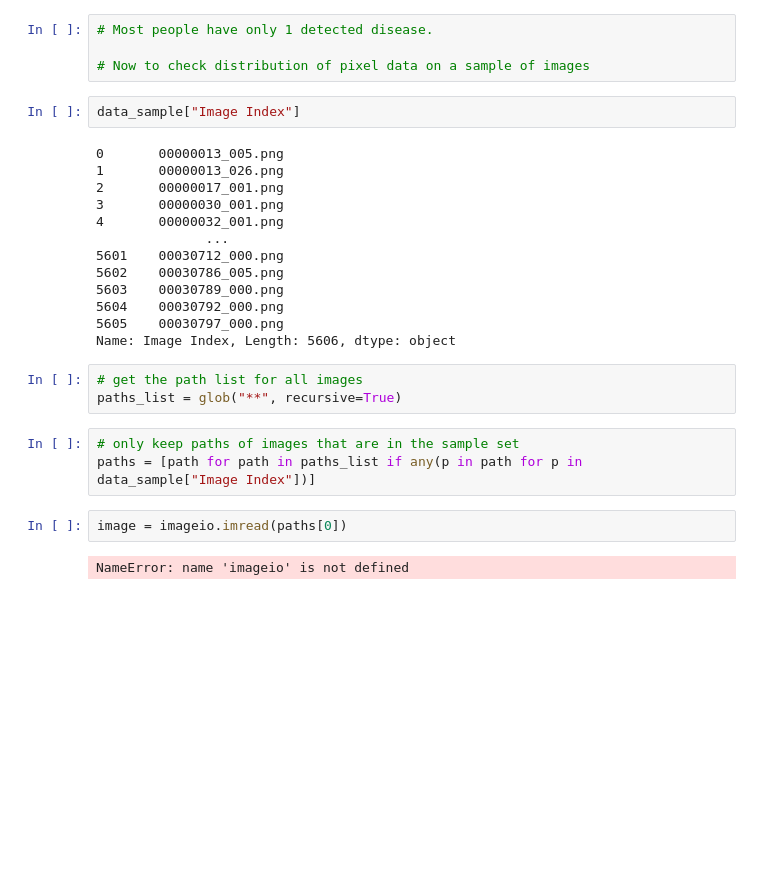
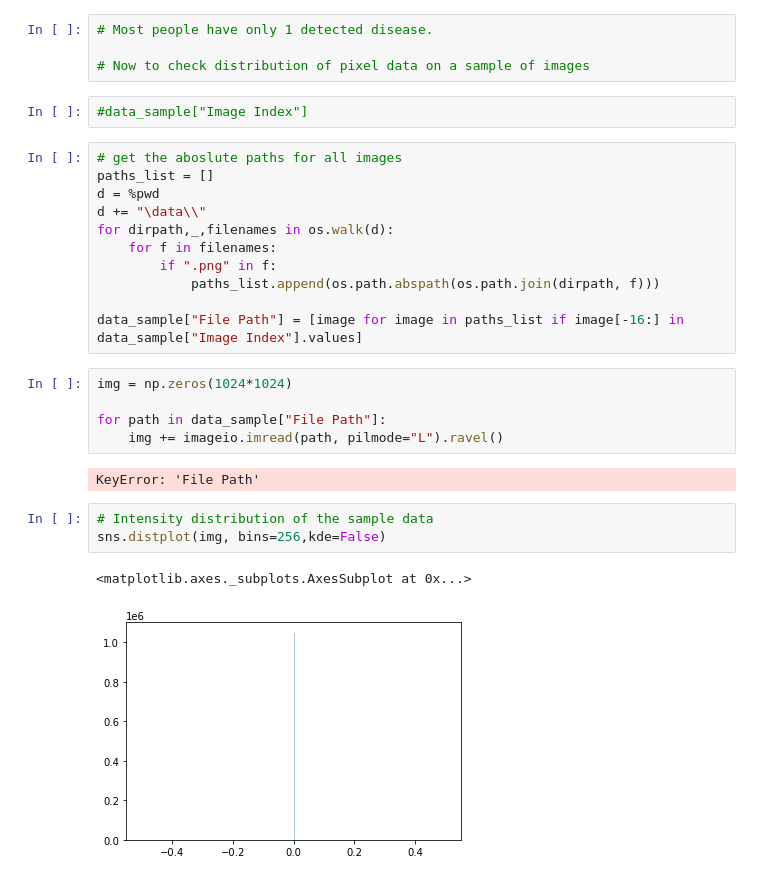
Before and after one commit to kshptl/Pneumonia-Detection, a Jupyter notebook: EDA.ipynb, the cells around one changed output. Drawn from its saved outputs; the diff is of its cells as text; blank space fills up the shorter version.

```diff
--- a/EDA.ipynb
+++ b/EDA.ipynb
@@ -156,27 +149,28 @@ sns.countplot(xray["# of diseases"])
 
 # Now to check distribution of pixel data on a sample of images
 # %%
-data_sample["Image Index"]
+#data_sample["Image Index"]
-# %% [output]
-0       00000013_005.png
-1       00000013_026.png
-2       00000017_001.png
-3       00000030_001.png
-4       00000032_001.png
-              ...
-5601    00030712_000.png
-5602    00030786_005.png
-5603    00030789_000.png
-5604    00030792_000.png
-5605    00030797_000.png
-Name: Image Index, Length: 5606, dtype: object
-# %%
-# get the path list for all images
-paths_list = glob("**", recursive=True)
-# %%
-# only keep paths of images that are in the sample set
-paths = [path for path in paths_list if any(p in path for p in data_sample["Image Index"])]
-# %%
-image = imageio.imread(paths[0])
-# %% [output]
-NameError: name 'imageio' is not defined
+# %%
+# get the aboslute paths for all images
+paths_list = []
+d = %pwd
+d += "\data\\"
+for dirpath,_,filenames in os.walk(d):
+    for f in filenames:
+        if ".png" in f:
+            paths_list.append(os.path.abspath(os.path.join(dirpath, f)))
+
+data_sample["File Path"] = [image for image in paths_list if image[-16:] in data_sample["Image Index"].values]
+# %%
+img = np.zeros(1024*1024)
+
+for path in data_sample["File Path"]:
+    img += imageio.imread(path, pilmode="L").ravel()
+# %% [output]
+KeyError: 'File Path'
+# %%
+# Intensity distribution of the sample data
+sns.distplot(img, bins=256,kde=False)
+# %% [output]
+<matplotlib.axes._subplots.AxesSubplot at 0x...>
+[figure, added]
```
Also changed, not shown: parts of 8 cells of this notebook.
